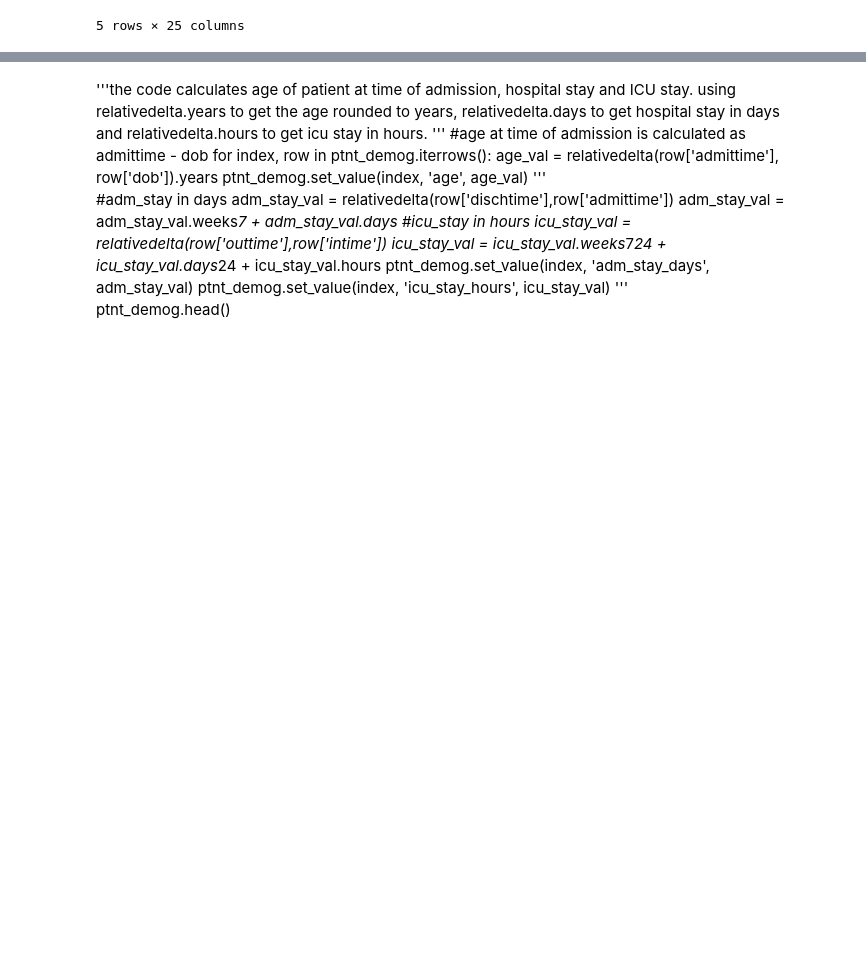
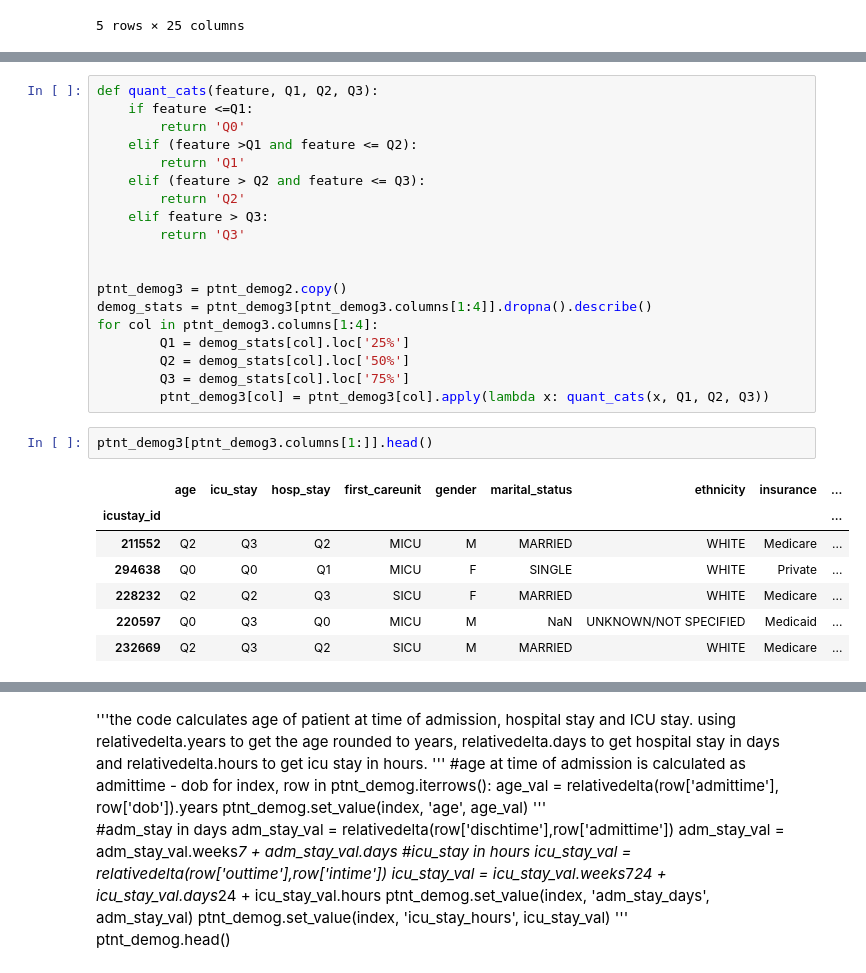
Before and after one commit to RJBeetel3/mimic3_analysis, a Jupyter notebook: PATIENT_DEMOGRAPHICS_FIRST24.ipynb, the cells around one changed output, grey strips where cells are left out. Drawn from its saved outputs; the diff is of its cells as text; blank space fills up the shorter version.

```diff
--- a/PATIENT_DEMOGRAPHICS_FIRST24.ipynb
+++ b/PATIENT_DEMOGRAPHICS_FIRST24.ipynb
@@ -288,0 +324,29 @@ Name: icu_stay, dtype: float64
+# %%
+def quant_cats(feature, Q1, Q2, Q3):
+    if feature <=Q1:
+        return 'Q0'
+    elif (feature >Q1 and feature <= Q2):
+        return 'Q1'
+    elif (feature > Q2 and feature <= Q3):
+        return 'Q2'
+    elif feature > Q3:
+        return 'Q3'
+
+
+ptnt_demog3 = ptnt_demog2.copy()
+demog_stats = ptnt_demog3[ptnt_demog3.columns[1:4]].dropna().describe()
+for col in ptnt_demog3.columns[1:4]:
+        Q1 = demog_stats[col].loc['25%']
+        Q2 = demog_stats[col].loc['50%']
+        Q3 = demog_stats[col].loc['75%']
+        ptnt_demog3[col] = ptnt_demog3[col].apply(lambda x: quant_cats(x, Q1, Q2, Q3))
+# %%
+ptnt_demog3[ptnt_demog3.columns[1:]].head()
+# %% [output]
+|  | age | icu_stay | hosp_stay | first_careunit | gender | marital_status | ethnicity | insurance | ... |
+| icustay_id |  |  |  |  |  |  |  |  | ... |
+| 211552 | Q2 | Q3 | Q2 | MICU | M | MARRIED | WHITE | Medicare | ... |
+| 294638 | Q0 | Q0 | Q1 | MICU | F | SINGLE | WHITE | Private | ... |
+| 228232 | Q2 | Q2 | Q3 | SICU | F | MARRIED | WHITE | Medicare | ... |
+| 220597 | Q0 | Q3 | Q0 | MICU | M | NaN | UNKNOWN/NOT SPECIFIED | Medicaid | ... |
+| 232669 | Q2 | Q3 | Q2 | SICU | M | MARRIED | WHITE | Medicare | ... |
```
Also changed, not shown: parts of 13 cells of this notebook, 3 other files.
